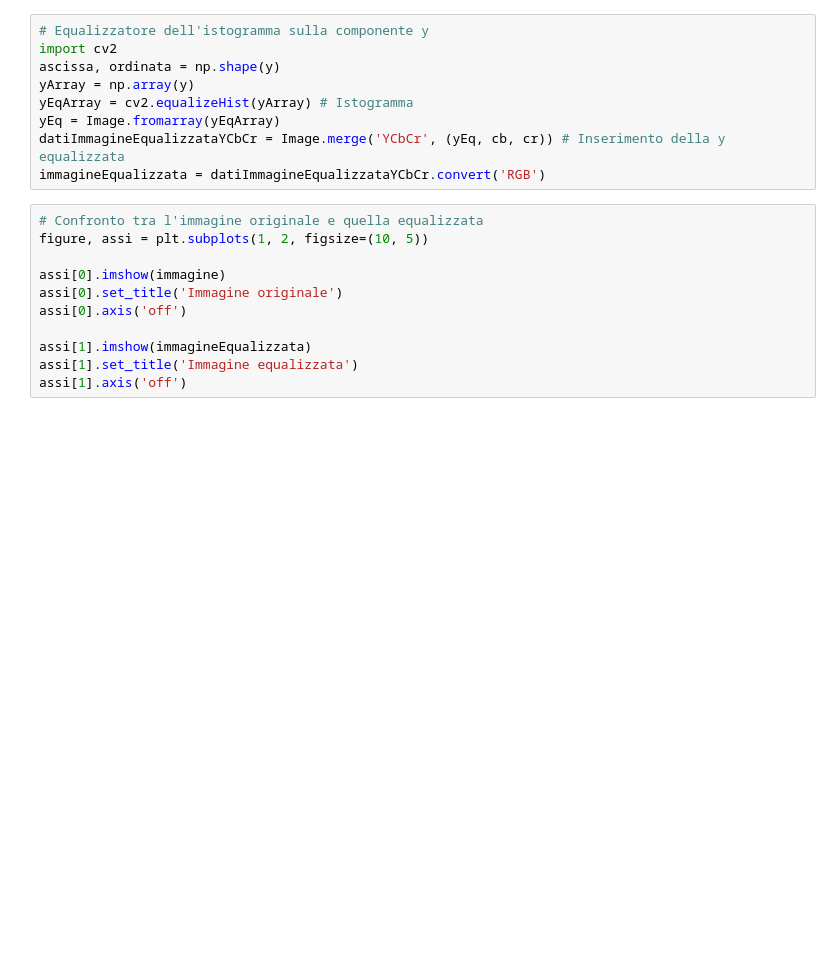
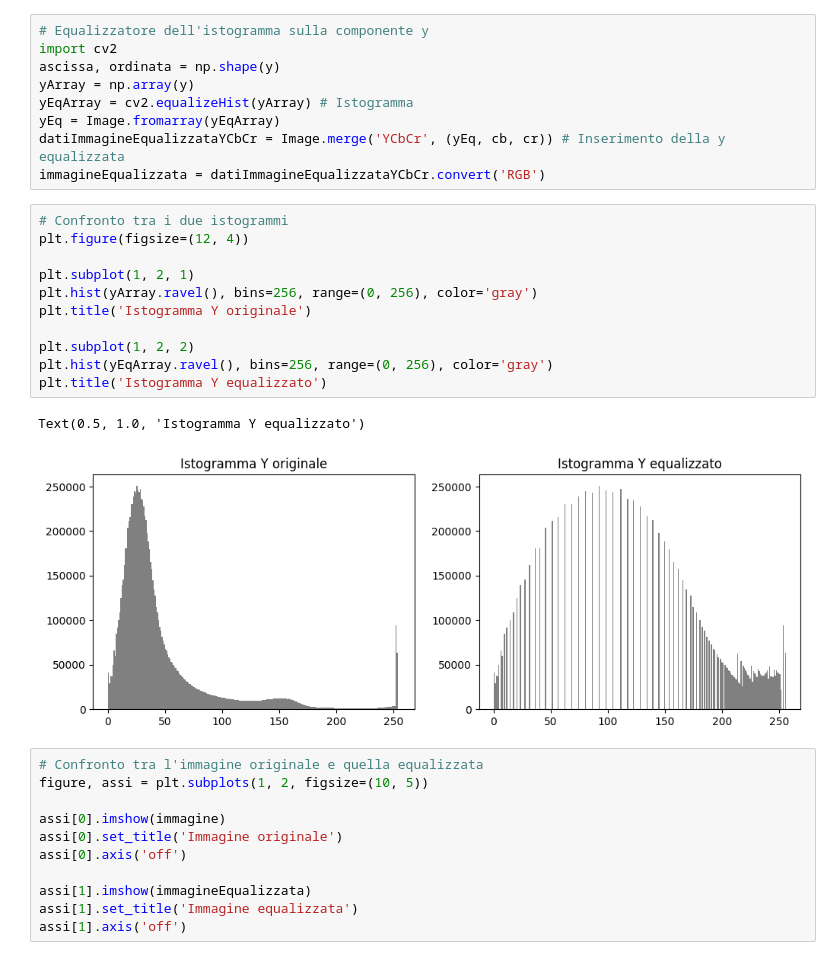
Before and after one commit to andymacale/progetto_lab, a Jupyter notebook: progetto.ipynb, the cells around one changed output. Cells and saved outputs as stored; diff of their text form; blank space fills up the shorter version.

Commit message:
Istogramma

```diff
--- a/progetto.ipynb
+++ b/progetto.ipynb
@@ -72,6 +72,20 @@ yEqArray = cv2.equalizeHist(yArray) # Istogramma
 yEq = Image.fromarray(yEqArray)
 datiImmagineEqualizzataYCbCr = Image.merge('YCbCr', (yEq, cb, cr)) # Inserimento della y equalizzata
 immagineEqualizzata = datiImmagineEqualizzataYCbCr.convert('RGB')
+# %%
+# Confronto tra i due istogrammi
+plt.figure(figsize=(12, 4))
+
+plt.subplot(1, 2, 1)
+plt.hist(yArray.ravel(), bins=256, range=(0, 256), color='gray')
+plt.title('Istogramma Y originale')
+
+plt.subplot(1, 2, 2)
+plt.hist(yEqArray.ravel(), bins=256, range=(0, 256), color='gray')
+plt.title('Istogramma Y equalizzato')
+# %% [output]
+Text(0.5, 1.0, 'Istogramma Y equalizzato')
+[figure, added]
 # %%
 # Confronto tra l'immagine originale e quella equalizzata
 figure, assi = plt.subplots(1, 2, figsize=(10, 5))
```
